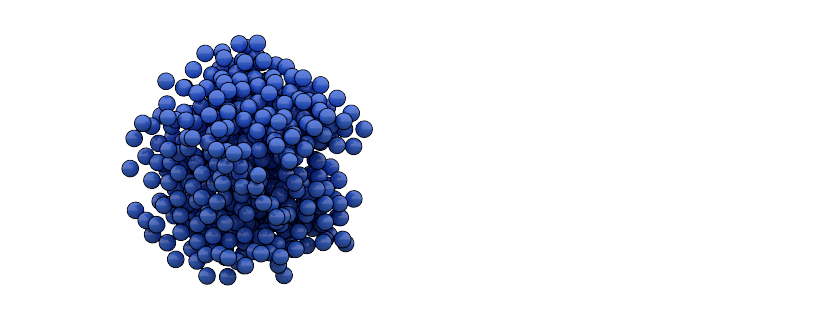
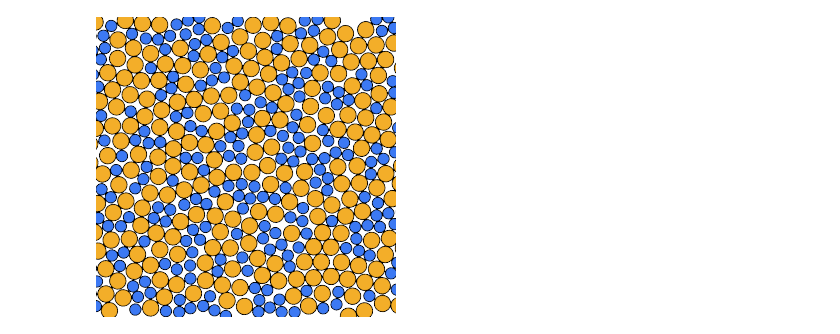
Before and after one commit to ianrgraham/monk, a Jupyter notebook: experiments/friction/test-3d.ipynb, the cells around one changed output. Cells and saved outputs as stored; diff of their text form; code cells hidden in the pictures.

```diff
--- a/experiments/friction/test-3d.ipynb
+++ b/experiments/friction/test-3d.ipynb
@@ -97,4 +151,4 @@ sim.run(400)
 # %%
-sim.run(8_000)
-ex_render.render_sphere_frame(frame=sim.state.get_snapshot())
+sim.run(10_000)
+ex_render.render_disk_frame(frame=sim.state.get_snapshot())
 # %% [output]
@@ -101 +156 @@ ex_render.render_sphere_frame(frame=sim.state.get_snapshot())
-[figure, old version]
+[figure, new version]
```
Also changed, not shown: parts of 19 cells of this notebook, 18 other files.
